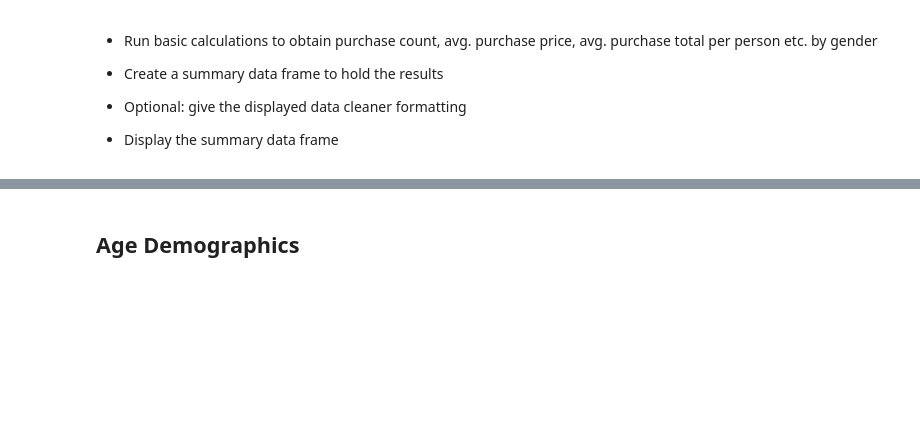
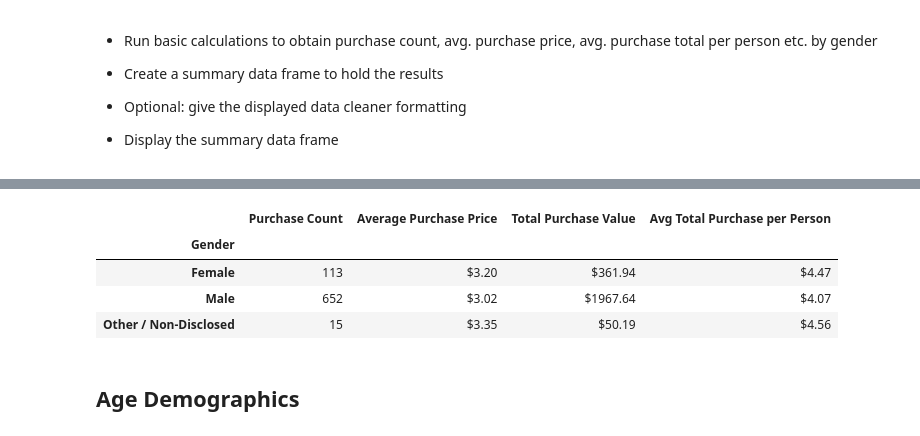
Before and after one commit to MahatmaK/Homework4, a Jupyter notebook: HeroesOfPymoli_starter.ipynb, the cells around one changed output, grey strips where cells are left out. Saved outputs shown, nothing was run; the diff lists cells and outputs as text; code cells hidden in the pictures; blank space fills up the shorter version.

Commit message:
Simplified Purchasing Anlaysis(Gender). Much cleaner and consistent with other tasks syntax

```diff
--- a/HeroesOfPymoli_starter.ipynb
+++ b/HeroesOfPymoli_starter.ipynb
@@ -218,3 +151,58 @@ purchase_analysis_df
+# %%
+# GENDERS
+genders_list = purchase_data.groupby("Gender").count().index.values
+
+
+# PURCHASE COUNT
+purchase_count_list = purchase_data.groupby("Gender").count().loc[:,"Purchase ID"].tolist()
+
+# AVERAGE PURCHASE PRICE
+average_purchase_price_list = purchase_data.groupby("Gender").mean().loc[:,"Price"].tolist()
+
+# TOTAL PURCHASE VALUE
+x = 0
+total_purchase_value_list = []
+while x < len(average_purchase_price_list):
+    total_purchase_value_list.append(average_purchase_price_list[x] *  purchase_count_list[x])
+    x +=1
+
+
+# CREATE DATA FRAME
+purchase_analysis_df = pd.DataFrame({
+    "Gender":genders_list,
+    "Purchase Count":purchase_count_list,
+    "Average Purchase Price":average_purchase_price_list,
+    "Total Purchase Value":total_purchase_value_list,
+})
+
+purchase_analysis_df = purchase_analysis_df.set_index("Gender")
+
+
+# AVG TOTAL PURCHASE PER PERSON
+avg_total_purchase_per_person_list = []
+
+for gender in genders_list:
+    gender_total_count = gender_demo_df.loc[gender,"Total Count"]
+    gender_total_purchase_value = purchase_analysis_df.loc[gender,"Total Purchase Value"]
+    gender_avg_total_purchase_per_person = gender_total_purchase_value / gender_total_count
+    avg_total_purchase_per_person_list.append(gender_avg_total_purchase_per_person)
+
+
+# Add avg total purchase per person into dataframe
+purchase_analysis_df["Avg Total Purchase per Person"] = avg_total_purchase_per_person_list
+
+# FORMATTING
+purchase_analysis_df["Average Purchase Price"] = purchase_analysis_df["Average Purchase Price"].apply('${:.2f}'.format)
+purchase_analysis_df["Total Purchase Value"] = purchase_analysis_df["Total Purchase Value"].apply('${:.2f}'.format)
+purchase_analysis_df["Avg Total Purchase per Person"] = purchase_analysis_df["Avg Total Purchase per Person"].apply('${:.2f}'.format)
+
+purchase_analysis_df
+# %% [output]
+|  | Purchase Count | Average Purchase Price | Total Purchase Value | Avg Total Purchase per Person |
+| Gender |  |  |  |  |
+| Female | 113 | $3.20 | $361.94 | $4.47 |
+| Male | 652 | $3.02 | $1967.64 | $4.07 |
+| Other / Non-Disclosed | 15 | $3.35 | $50.19 | $4.56 |
 # %% [markdown]
 ## Age Demographics
 # %% [markdown]
```
Also changed, not shown: parts of 1 cell of this notebook.
